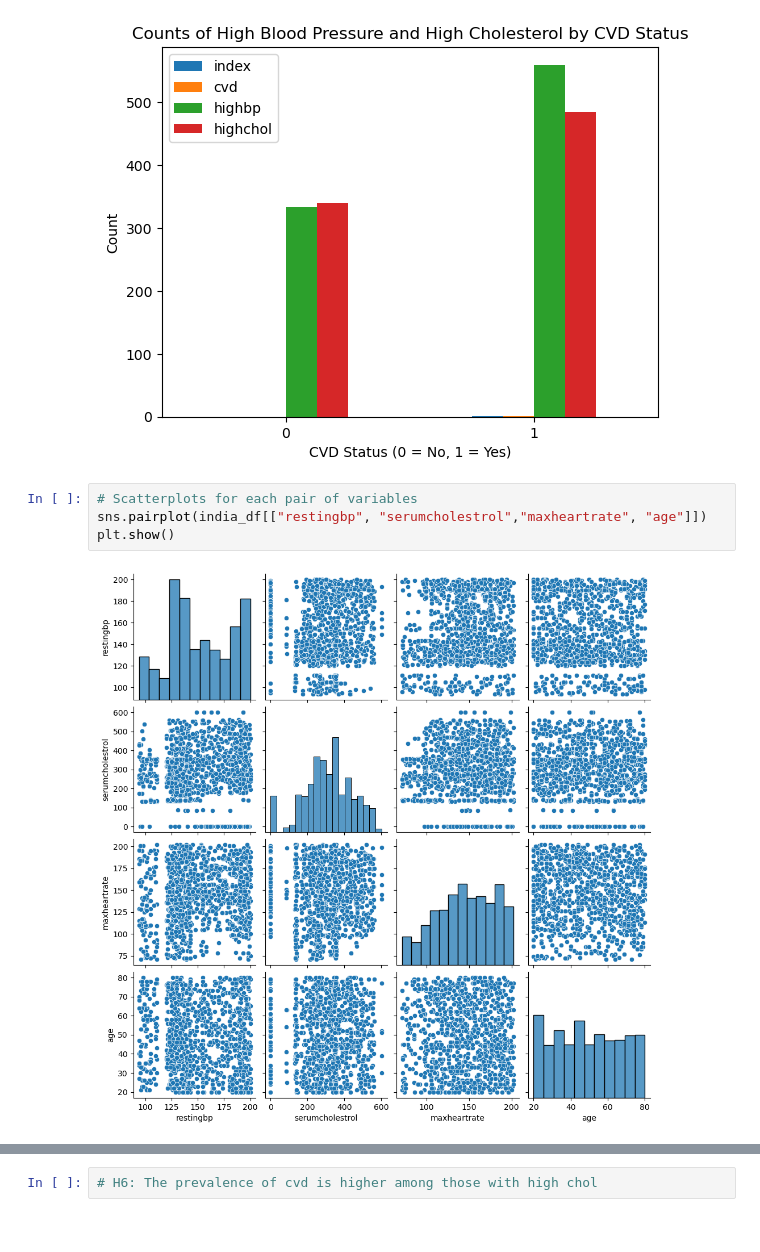
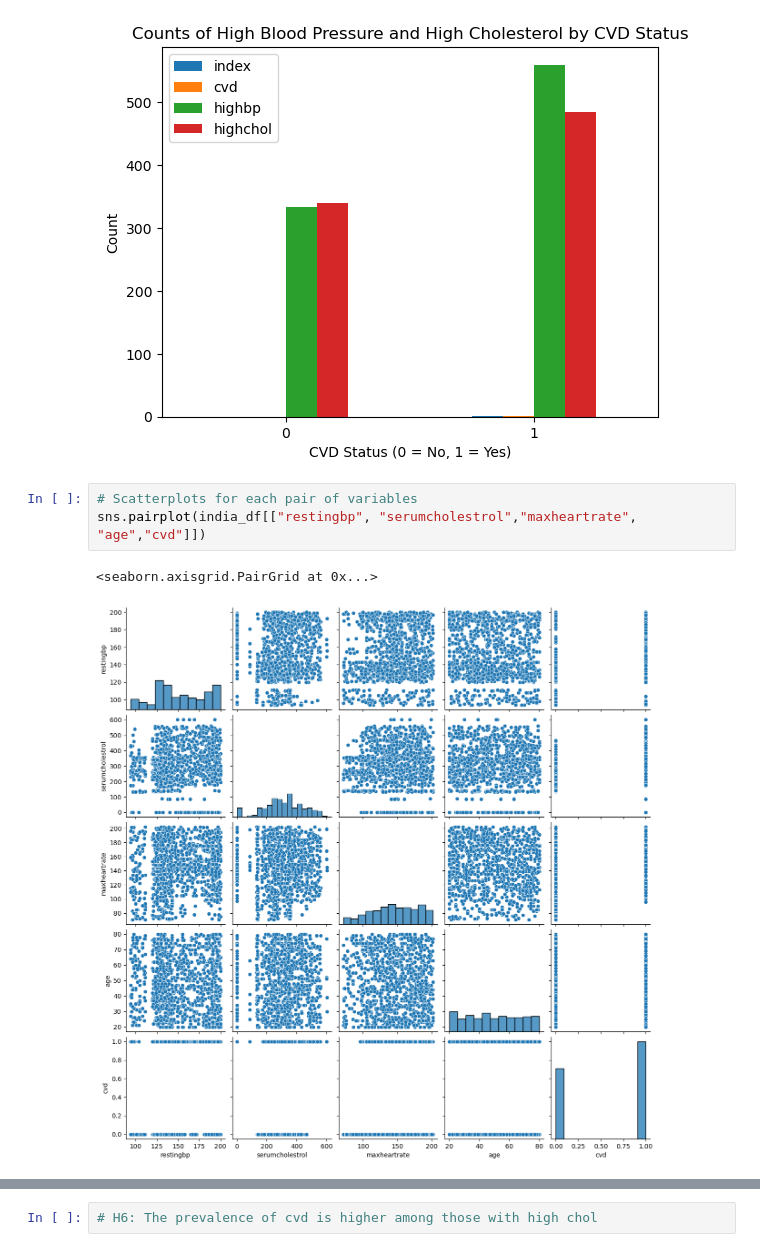
Before and after one commit to BigKawa/Projekt1-Linh-Zala-CVD, a Jupyter notebook: cvd_notebook.ipynb, the cells around one changed output, grey strips where cells are left out. Drawn from its saved outputs; the diff is of its cells as text.

Commit message:
Creating several Plots
And trying to make some sense with the data

```diff
--- a/cvd_notebook.ipynb
+++ b/cvd_notebook.ipynb
@@ -357,7 +366,7 @@ plt.show()
 [figure]
 # %%
 # Scatterplots for each pair of variables
-sns.pairplot(india_df[["restingbp", "serumcholestrol","maxheartrate", "age"]])
-plt.show()
+sns.pairplot(india_df[["restingbp", "serumcholestrol","maxheartrate", "age","cvd"]])
 # %% [output]
+<seaborn.axisgrid.PairGrid at 0x...>
-[figure, old version]
+[figure, new version]
```
Also changed, not shown: parts of 12 cells of this notebook, 2 other files.
